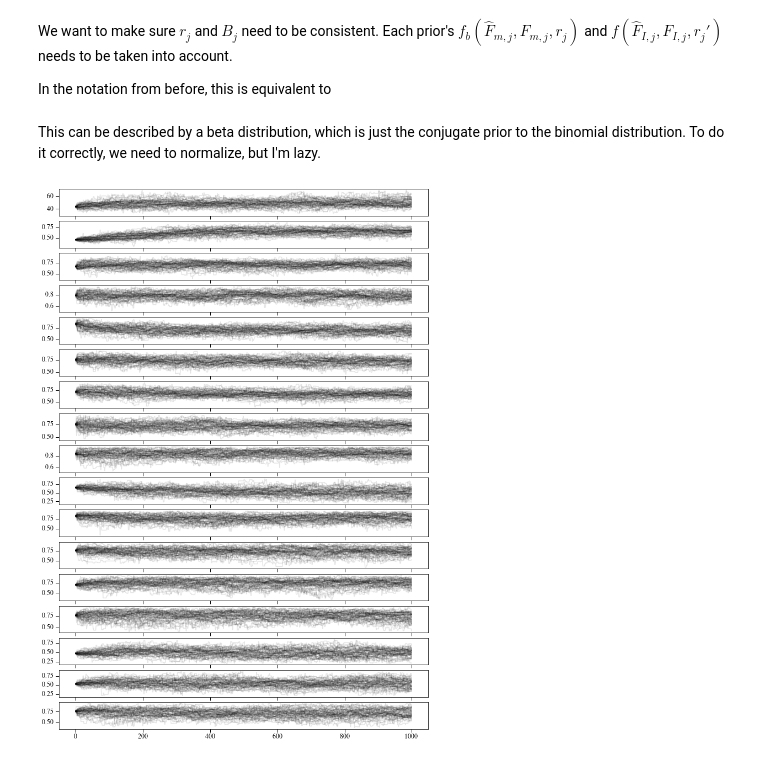
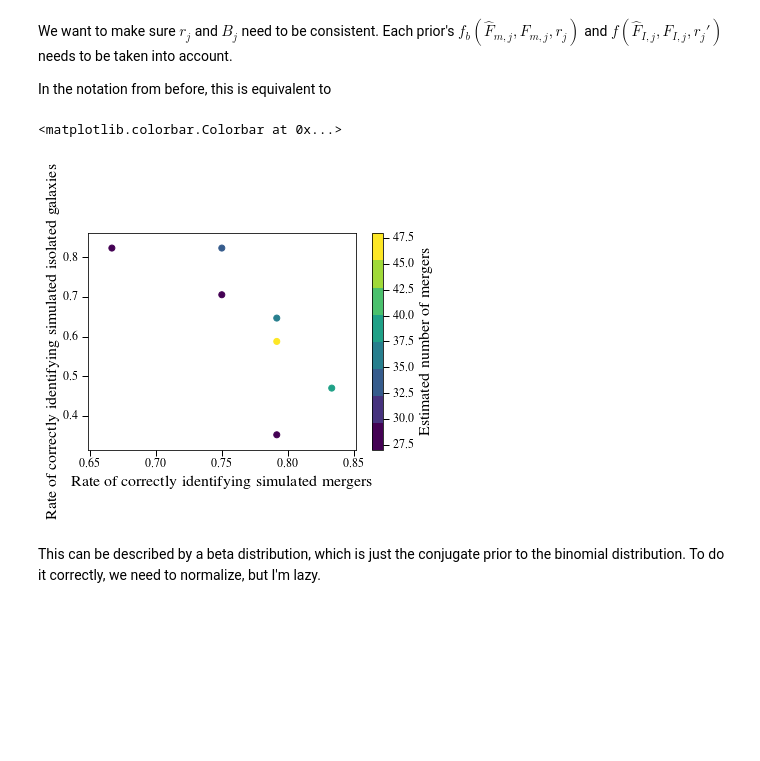
Before and after one commit to dncnwtts/merger_classification, a Jupyter notebook: classification_emcee.ipynb, the cells around one changed output. Cells and saved outputs as stored; diff of their text form; code cells hidden in the pictures; blank space fills up the shorter version.

```diff
--- a/classification_emcee.ipynb
+++ b/classification_emcee.ipynb
@@ -123,3 +133,11 @@ F_I = 17
+# %%
+plt.scatter(rjs, rjps, c=Bjs, cmap=cm)
+plt.xlabel(r'Rate of correctly identifying simulated mergers')
+plt.ylabel(r'Rate of correctly identifying simulated isolated galaxies')
+plt.colorbar(label='Estimated number of mergers')
+# %% [output]
+<matplotlib.colorbar.Colorbar at 0x...>
+[figure, added]
 # %% [markdown]
 This can be described by a beta distribution, which is just the conjugate prior to the binomial distribution. To do it correctly, we need to normalize, but I'm lazy.
 # %%
@@ -188,7 +195,0 @@ state = sampler.run_mcmc(pos, nsteps, progress=True);
-# %%
-fig, axes = plt.subplots(nrows=ndim, figsize=(12, 18), sharex=True)
-for j in range(ndim):
-    for i in range(len(sampler.chain)):
-        axes[j].plot(sampler.chain[i,:,j], color='k', alpha=0.1)
-# %% [output]
-[figure, removed]
```
Also changed, not shown: parts of 15 cells of this notebook.
